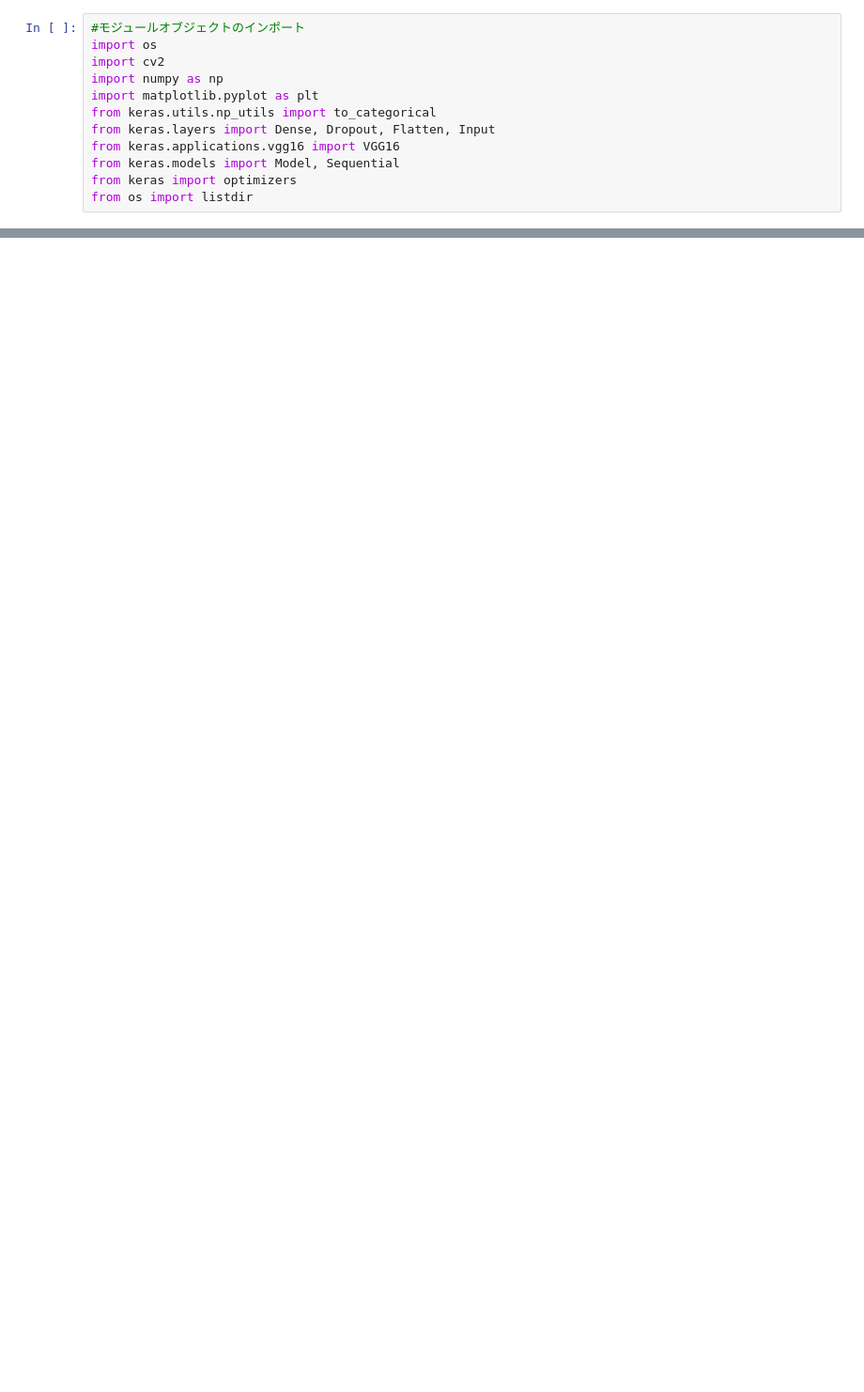
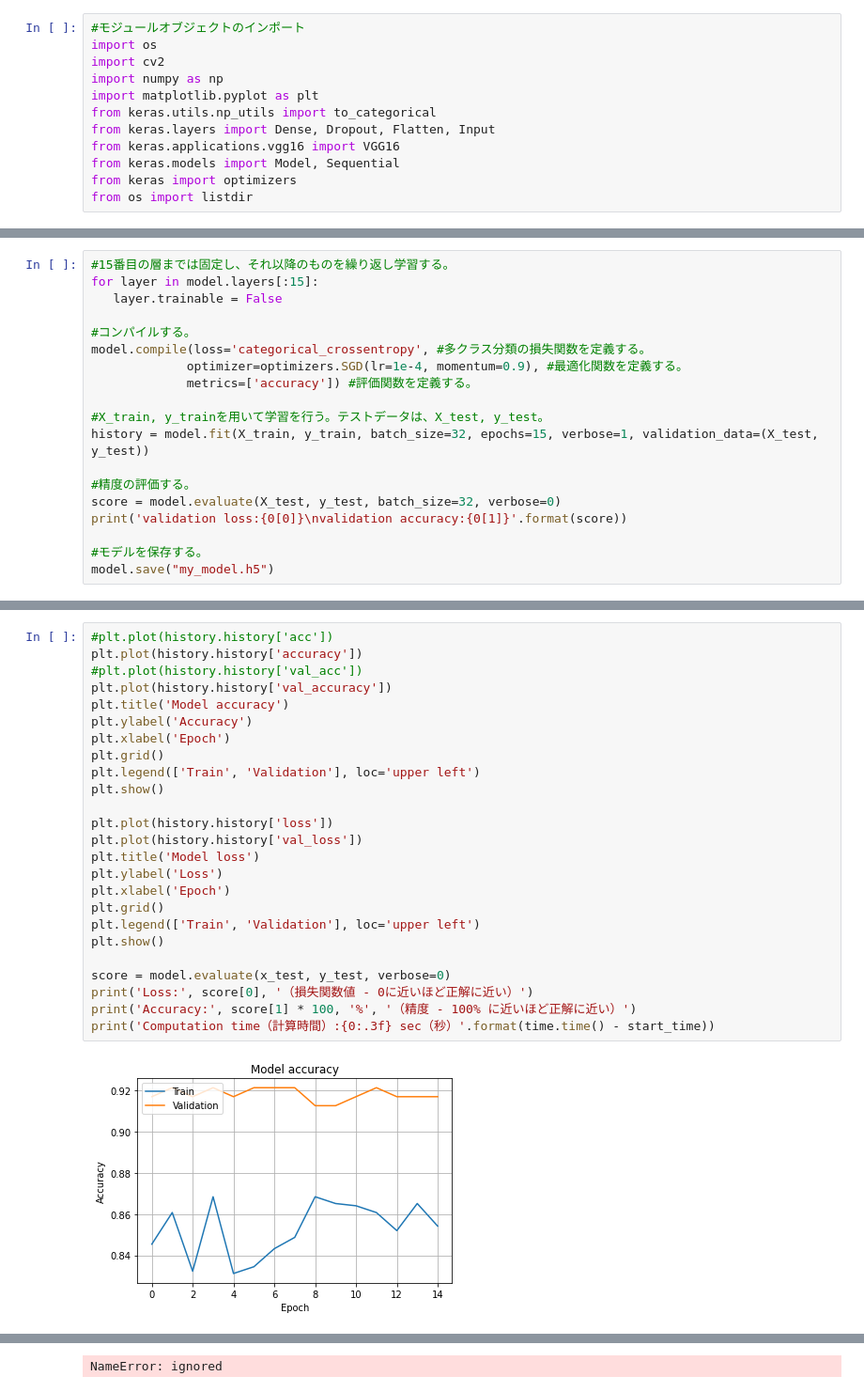
Before and after one commit to AI-Sunmoon2021/ImageProcessingProjects, a Jupyter notebook: vgg16_model.ipynb, the cells around one changed output, grey strips where cells are left out. Shown: that part at 94% size. Cells and saved outputs as stored; diff of their text form; blank space fills up the shorter version.

```diff
--- a/vgg16_model.ipynb
+++ b/vgg16_model.ipynb
@@ -128,0 +97,19 @@ validation accuracy:0.457446813583374
+# %%
+#15番目の層までは固定し、それ以降のものを繰り返し学習する。
+for layer in model.layers[:15]:
+   layer.trainable = False
+
+#コンパイルする。
+model.compile(loss='categorical_crossentropy', #多クラス分類の損失関数を定義する。
+             optimizer=optimizers.SGD(lr=1e-4, momentum=0.9), #最適化関数を定義する。
+             metrics=['accuracy']) #評価関数を定義する。
+
+#X_train, y_trainを用いて学習を行う。テストデータは、X_test, y_test。
+history = model.fit(X_train, y_train, batch_size=32, epochs=15, verbose=1, validation_data=(X_test, y_test))
+
+#精度の評価する。
+score = model.evaluate(X_test, y_test, batch_size=32, verbose=0)
+print('validation loss:{0[0]}\nvalidation accuracy:{0[1]}'.format(score))
+
+#モデルを保存する。
+model.save("my_model.h5")
@@ -128,0 +134,27 @@ validation accuracy:0.457446813583374
+# %%
+#plt.plot(history.history['acc'])
+plt.plot(history.history['accuracy'])
+#plt.plot(history.history['val_acc'])
+plt.plot(history.history['val_accuracy'])
+plt.title('Model accuracy')
+plt.ylabel('Accuracy')
+plt.xlabel('Epoch')
+plt.grid()
+plt.legend(['Train', 'Validation'], loc='upper left')
+plt.show()
+
+plt.plot(history.history['loss'])
+plt.plot(history.history['val_loss'])
+plt.title('Model loss')
+plt.ylabel('Loss')
+plt.xlabel('Epoch')
+plt.grid()
+plt.legend(['Train', 'Validation'], loc='upper left')
+plt.show()
+
+score = model.evaluate(x_test, y_test, verbose=0)
+print('Loss:', score[0], '（損失関数値 - 0に近いほど正解に近い）')
+print('Accuracy:', score[1] * 100, '%', '（精度 - 100% に近いほど正解に近い）')
+print('Computation time（計算時間）:{0:.3f} sec（秒）'.format(time.time() - start_time))
+# %% [output]
+[figure, added]
@@ -128,0 +162 @@ validation accuracy:0.457446813583374
+NameError: ignored
```
Also changed, not shown: parts of 4 cells of this notebook.
